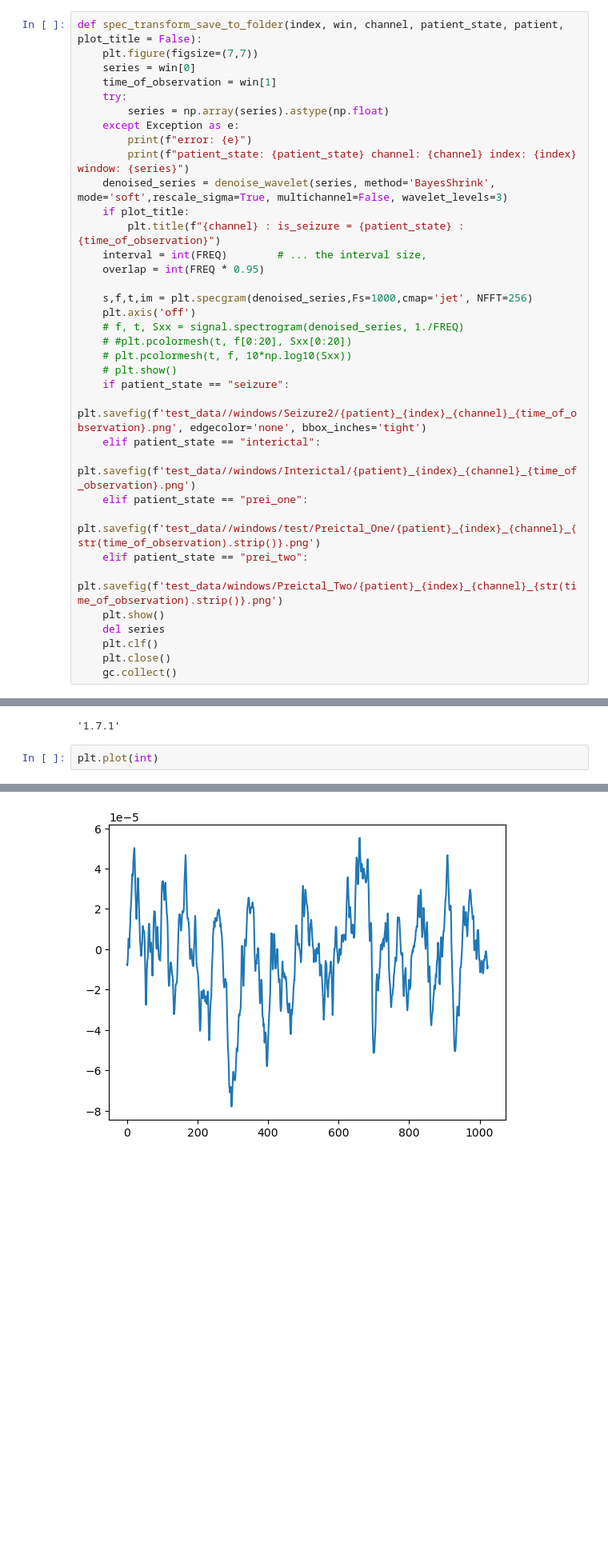
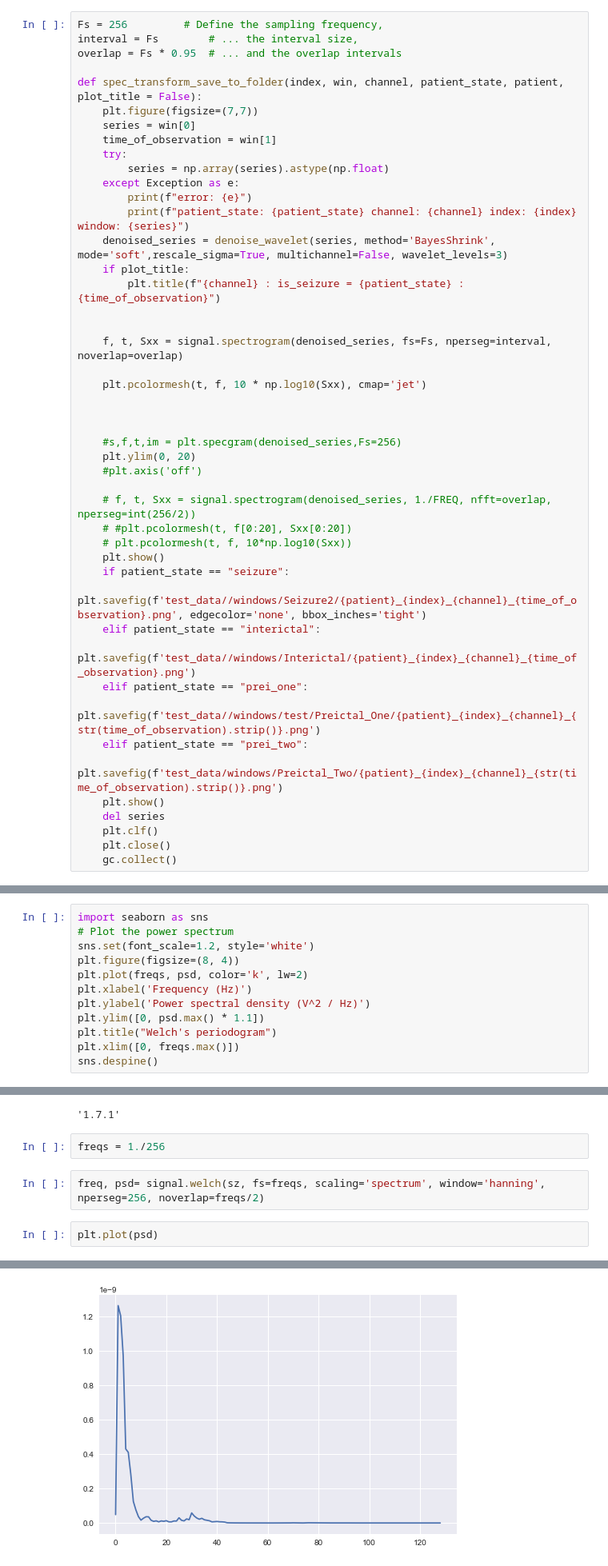
Before and after one commit to nikl1425/DeepLearning_Master, a Jupyter notebook: DataHandling/test_create_spec_plt copy.ipynb, the cells around one changed output, grey strips where cells are left out. Shown at 80% size. Cells and saved outputs as stored; diff of their text form; blank space fills up the shorter version.

```diff
--- a/DataHandling/test_create_spec_plt copy.ipynb
+++ b/DataHandling/test_create_spec_plt copy.ipynb
@@ -146,6 +158,10 @@ def get_max_window_iteration(dataframe, buffer, overlap=0):
 # %%
 from scipy import signal
 # %%
+Fs = 256         # Define the sampling frequency,
+interval = Fs        # ... the interval size,
+overlap = Fs * 0.95  # ... and the overlap intervals
+
 def spec_transform_save_to_folder(index, win, channel, patient_state, patient, plot_title = False):
     plt.figure(figsize=(7,7))
     series = win[0]
@@ -158,15 +174,22 @@ def spec_transform_save_to_folder(index, win, channel, patient_state, patient, p
     denoised_series = denoise_wavelet(series, method='BayesShrink', mode='soft',rescale_sigma=True, multichannel=False, wavelet_levels=3)
     if plot_title:
         plt.title(f"{channel} : is_seizure = {patient_state} : {time_of_observation}")
-    interval = int(FREQ)        # ... the interval size,
-    overlap = int(FREQ * 0.95)
 
-    s,f,t,im = plt.specgram(denoised_series,Fs=1000,cmap='jet', NFFT=256)
-    plt.axis('off')
-    # f, t, Sxx = signal.spectrogram(denoised_series, 1./FREQ)
+
+    f, t, Sxx = signal.spectrogram(denoised_series, fs=Fs, nperseg=interval, noverlap=overlap)
+
+    plt.pcolormesh(t, f, 10 * np.log10(Sxx), cmap='jet')
+
+
+
+    #s,f,t,im = plt.specgram(denoised_series,Fs=256)
+    plt.ylim(0, 20)
+    #plt.axis('off')
+
+    # f, t, Sxx = signal.spectrogram(denoised_series, 1./FREQ, nfft=overlap, nperseg=int(256/2))
     # #plt.pcolormesh(t, f[0:20], Sxx[0:20])
     # plt.pcolormesh(t, f, 10*np.log10(Sxx))
-    # plt.show()
+    plt.show()
     if patient_state == "seizure":
         plt.savefig(f'test_data//windows/Seizure2/{patient}_{index}_{channel}_{time_of_observation}.png', edgecolor='none', bbox_inches='tight')
     elif patient_state == "interictal":
@@ -266,0 +323,12 @@ int = inter_win[25][0]
+# %%
+import seaborn as sns
+# Plot the power spectrum
+sns.set(font_scale=1.2, style='white')
+plt.figure(figsize=(8, 4))
+plt.plot(freqs, psd, color='k', lw=2)
+plt.xlabel('Frequency (Hz)')
+plt.ylabel('Power spectral density (V^2 / Hz)')
+plt.ylim([0, psd.max() * 1.1])
+plt.title("Welch's periodogram")
+plt.xlim([0, freqs.max()])
+sns.despine()
@@ -276,8 +347,12 @@ import scipy
 scipy.__version__
 # %% [output]
 '1.7.1'
+# %%
+freqs = 1./256
+# %%
+freq, psd= signal.welch(sz, fs=freqs, scaling='spectrum', window='hanning', nperseg=256, noverlap=freqs/2)
 # %%
-plt.plot(int)
+plt.plot(psd)
 # %% [output]
 [<matplotlib.lines.Line2D at 0x...>]
-[figure, old version]
+[figure, new version]
```
Also changed, not shown: parts of 42 cells of this notebook, 3 other files.
